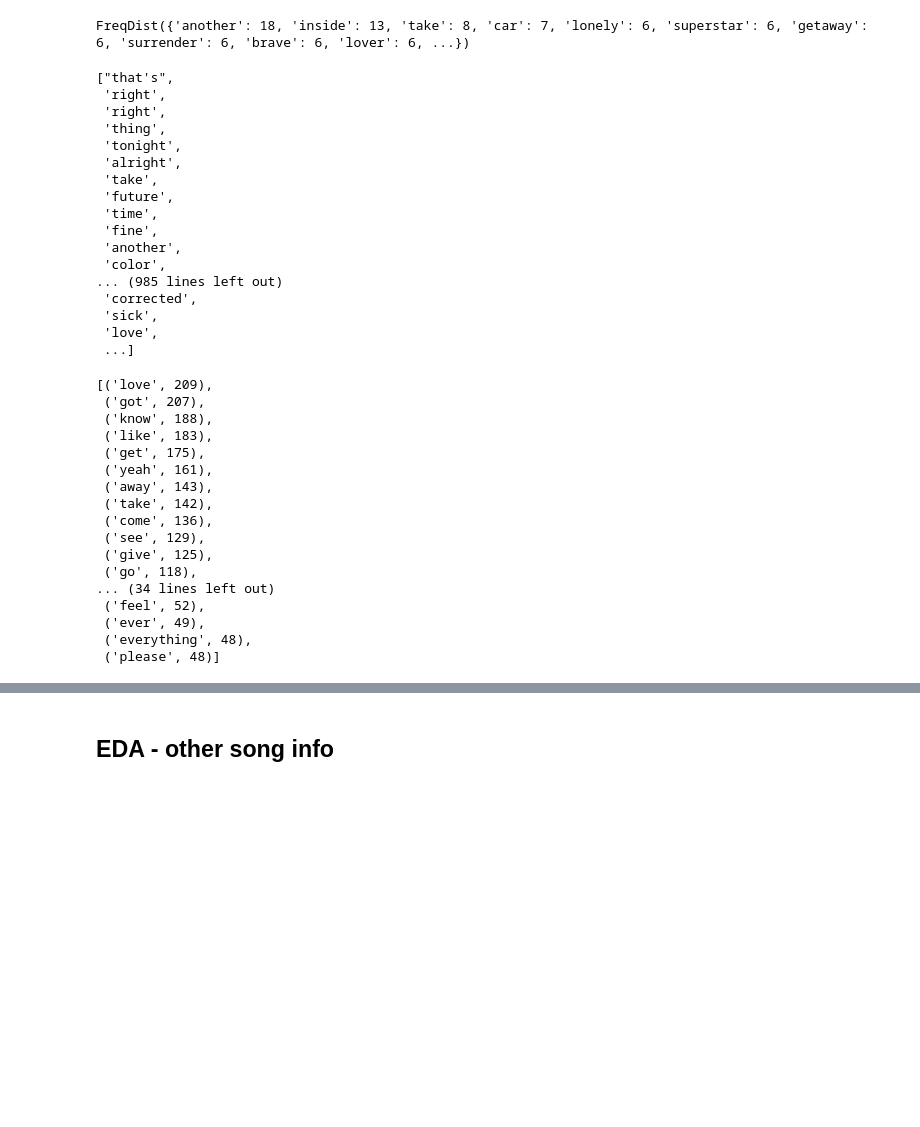
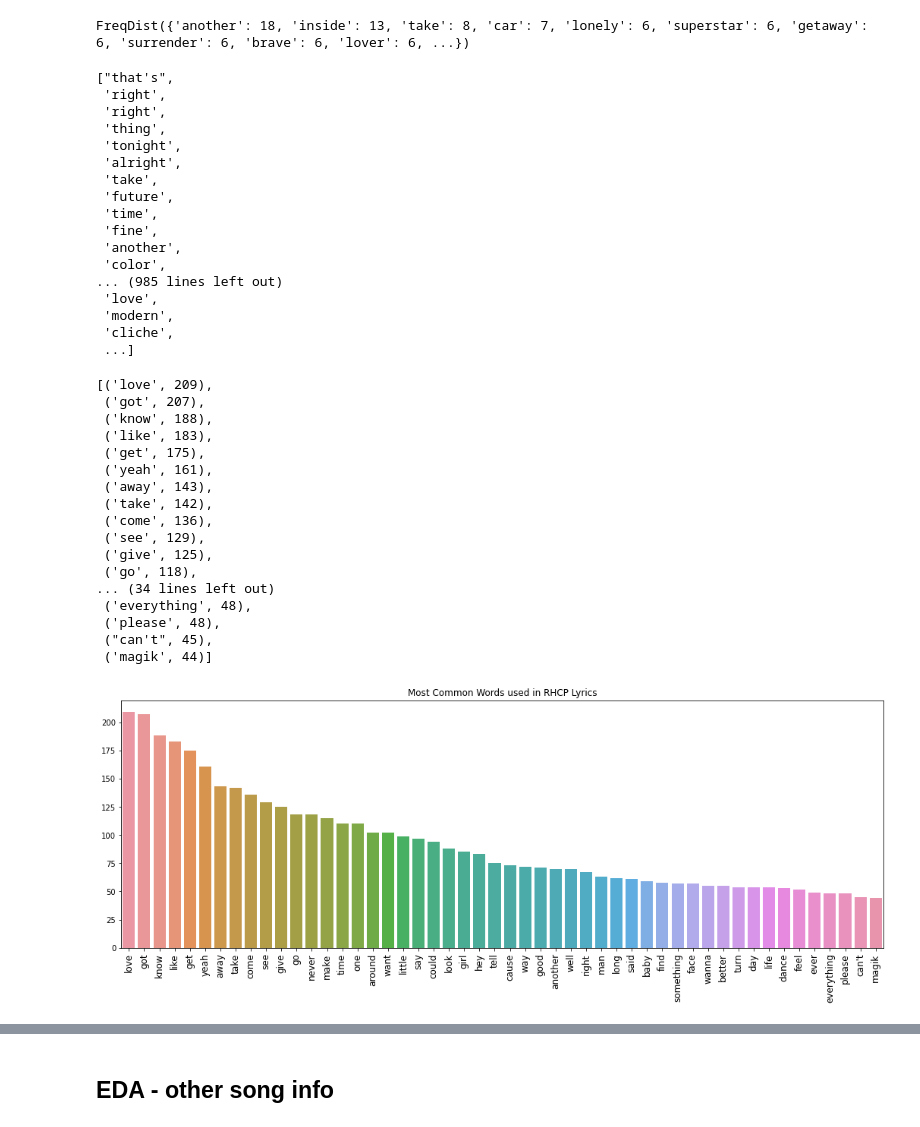
Before and after one commit to klsalcedo/lyric_generation, a Jupyter notebook: lyric_analysis.ipynb, the cells around one changed output, grey strips where cells are left out. Saved outputs shown, nothing was run; the diff lists cells and outputs as text; code cells hidden in the pictures; blank space fills up the shorter version.

```diff
--- a/lyric_analysis.ipynb
+++ b/lyric_analysis.ipynb
@@ -677,13 +663,14 @@ FreqDist({'another': 18, 'to': 15, 'the': 13, 'inside': 13, 'a': 11, 'it': 11, '
 ## EDA - lyrics
 # %%
 #remove stop words
-from nltk.corpus import stopwords
+
 stopwords_list = stopwords.words('english')
 rhcp['stopped_lyrics'] = None
 
 for i in range(len(rhcp['tokenized_lyrics'])):
     tokens = rhcp['tokenized_lyrics'][i]
-    stopped = [w for w in tokens if w not in stopwords_list and w not in ['na','la', 'nah', 'ah', 'oh', "i'm"]]
+    stopped = [w for w in tokens if w not in stopwords_list and w not in ['na','la', 'nah', 'ah',
+                                                                          'oh', "i'm", "i've","i'll"]]
     rhcp['stopped_lyrics'][i] = stopped
 
 rhcp
@@ -733,9 +720,9 @@ rhcp_lyrics_stopped
  'another',
  'color',
 ... (985 lines left out)
- 'corrected',
- 'sick',
  'love',
+ 'modern',
+ 'cliche',
  ...]
 # %%
 freq_dist = FreqDist(rhcp_lyrics_stopped)
@@ -754,7 +741,7 @@ freq_dist.most_common(50)
  ('give', 125),
  ('go', 118),
 ... (34 lines left out)
- ('feel', 52),
- ('ever', 49),
  ('everything', 48),
- ('please', 48)]
+ ('please', 48),
+ ("can't", 45),
+ ('magik', 44)]
@@ -761 +751,13 @@ freq_dist.most_common(50)
+# %%
+word_counts = Counter(rhcp_lyrics_stopped)
+common_words = [word[0] for word in word_counts.most_common(50)]
+common_counts = [word[1] for word in word_counts.most_common(50)]
+
+plt.figure(figsize=(18, 6))
+sns.barplot(x=common_words, y=common_counts)
+plt.title("Most Common Words used in RHCP Lyrics")
+plt.xticks(rotation=90, fontsize=12)
+plt.show()
+# %% [output]
+[figure, added]
 # %%
```
Also changed, not shown: parts of 24 cells of this notebook.
